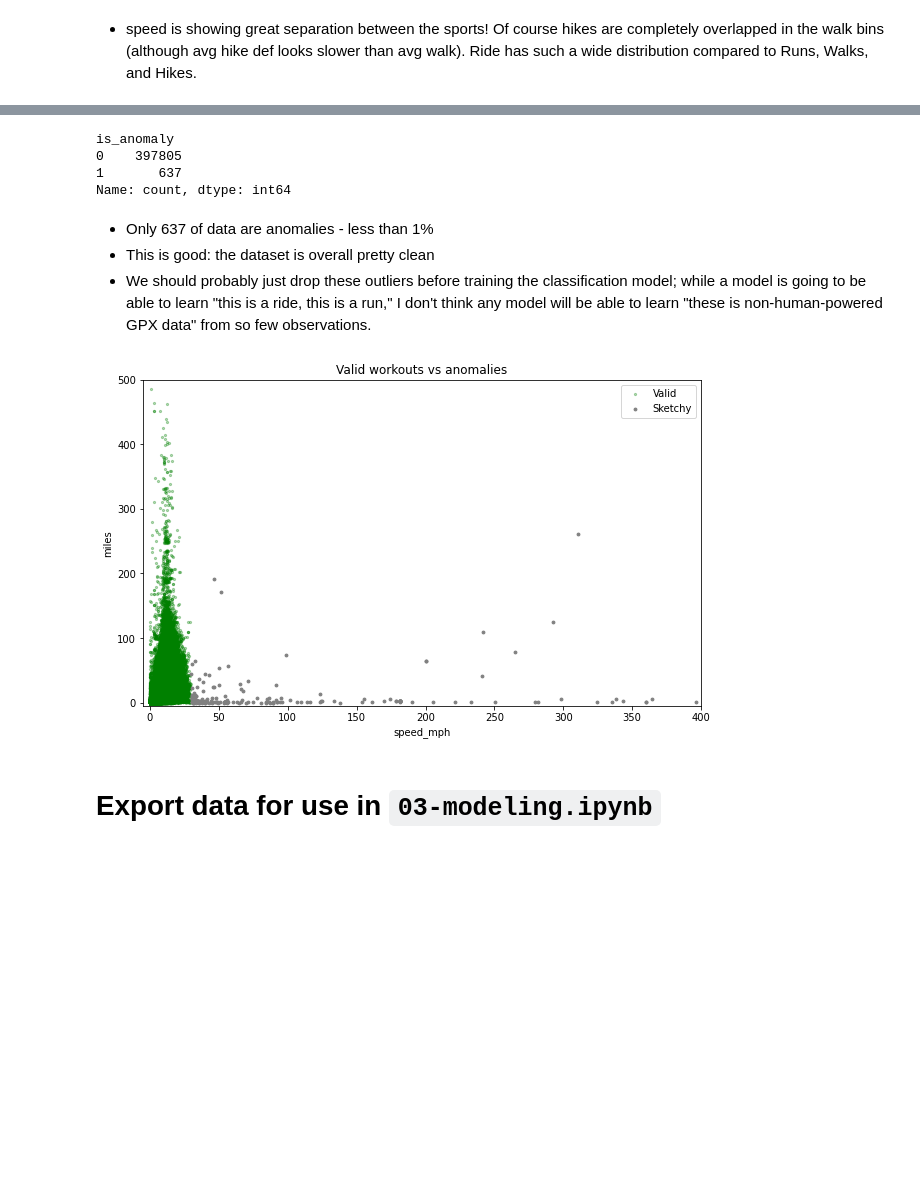
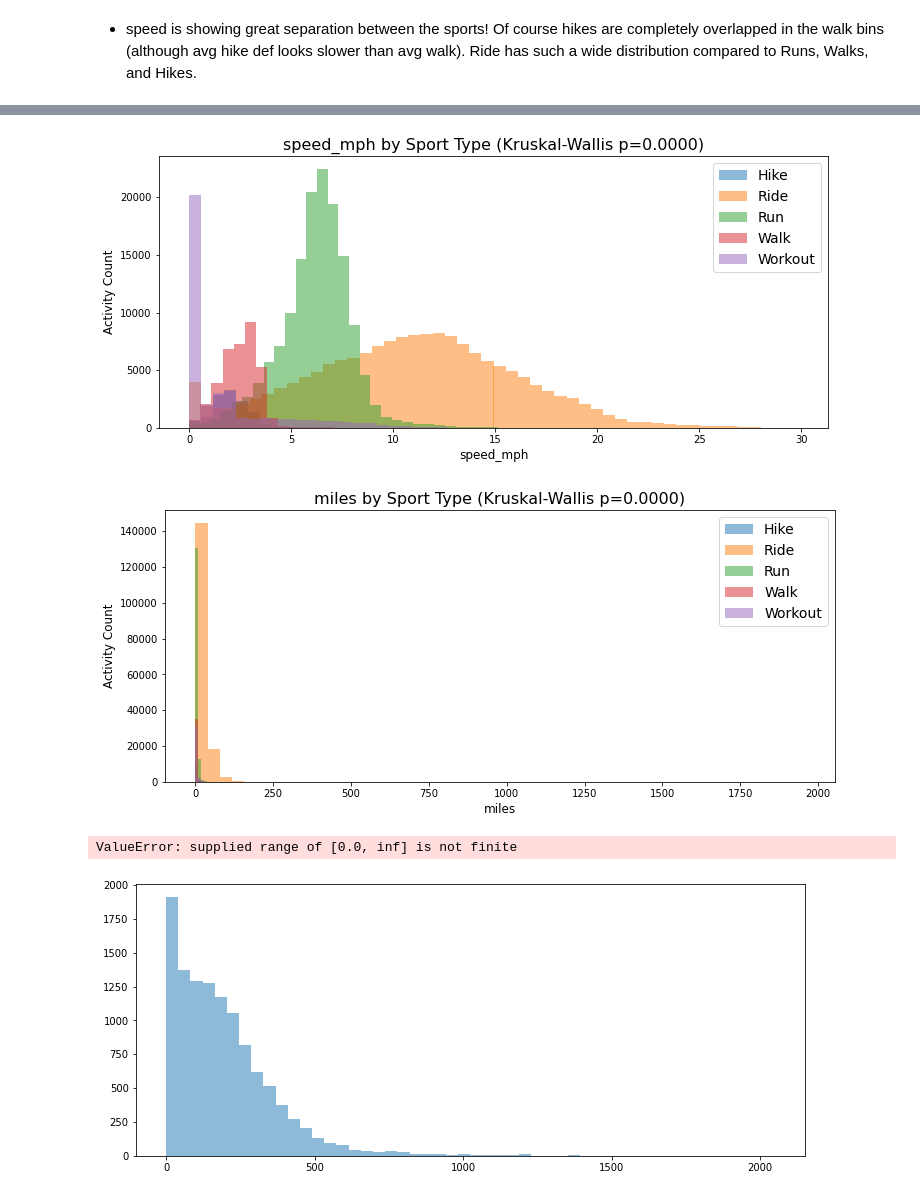
Before and after one commit to OGladfelter/sport-classification-model, a Jupyter notebook: 02-eda.ipynb, the cells around one changed output, grey strips where cells are left out. Drawn from its saved outputs; the diff is of its cells as text; code cells hidden in the pictures; blank space fills up the shorter version.

Commit message:
address inf and nan values

```diff
--- a/02-eda.ipynb
+++ b/02-eda.ipynb
@@ -208,3 +386,7 @@ max        61.000000      183.921955     874.769482    7257.460001
+# %%
+df = df[df['is_anomaly'] == 0]
+df.to_csv("data/data_for_modeling.csv", index=False)
+df = pd.read_csv("data/data_for_modeling.csv")
 # %% [markdown]
 # Hour, day, month of activities
 # %%
@@ -451,28 +485,0 @@ df.loc[df['speed_mph'] > threshold, 'is_anomaly'] = 1
-# %%
-df['is_anomaly'].value_counts()
-# %% [output]
-is_anomaly
-0    397805
-1       637
-Name: count, dtype: int64
-# %% [markdown]
-- Only 637 of data are anomalies - less than 1%
-- This is good: the dataset is overall pretty clean
-- We should probably just drop these outliers before training the classification model; while a model is going to be able to learn "this is a ride, this is a run," I don't think any model will be able to learn "these is non-human-powered GPX data" from so few observations.
-# %%
-plt.figure(figsize=(10, 6))
-
-plt.scatter(df[df['is_anomaly'] == 0]['speed_mph'], df[df['is_anomaly'] == 0]['miles'], color='green', label='Valid', alpha=0.3, s=5)
-plt.scatter(df[df['is_anomaly'] == 1]['speed_mph'], df[df['is_anomaly'] == 1]['miles'], color='gray', label='Sketchy', alpha=1, s=8)
-
-plt.title("Valid workouts vs anomalies")
-plt.xlabel("speed_mph")
-plt.ylabel("miles")
-plt.legend()
-plt.xlim(-5, 400)
-plt.ylim(-5, 500)
-plt.show()
-# %% [output]
-[figure, removed]
-# %% [markdown]
-# Export data for use in `03-modeling.ipynb`
@@ -481,0 +486,25 @@ df.to_csv("data/data_for_modeling.csv", index=False)
+# %%
+from scipy import stats
+
+continuous_features = ['speed_mph', 'miles', 'feet_per_mile', 'turns_per_mile', 'wobble', 'moving_time_per']
+threshold = 30
+
+for feature in continuous_features:
+    plt.figure(figsize=(12, 5))
+    for sport, group in df.groupby('sport_type_grouped'):
+        plt.hist(group[feature].dropna(), bins=50, alpha=0.5, label=sport)
+
+    # Kruskal-Wallis test
+    groups = [group[feature].dropna().values for _, group in df.groupby('sport_type_grouped')]
+    stat, p = stats.kruskal(*groups)
+
+    plt.xlabel(feature, fontsize=12)
+    plt.ylabel('Activity Count', fontsize=12)
+    plt.title(f'{feature} by Sport Type (Kruskal-Wallis p={p:.4f})', fontsize=16)
+    plt.legend(fontsize=14)
+    plt.show()
+# %% [output]
+[figure, added]
+[figure, added]
+ValueError: supplied range of [0.0, inf] is not finite
+[figure, added]
```
Also changed, not shown: parts of 41 cells of this notebook, 1 other file.
